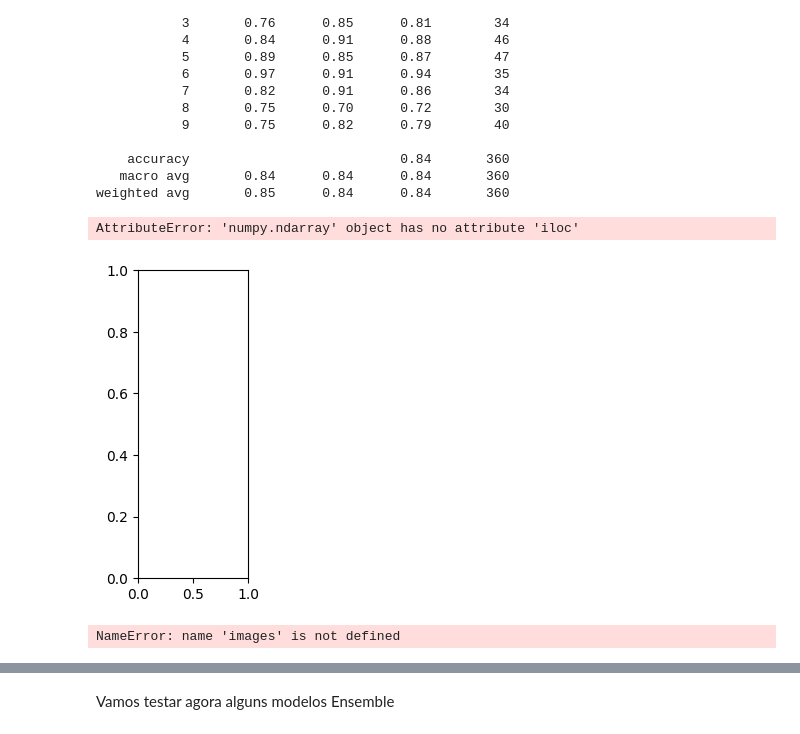
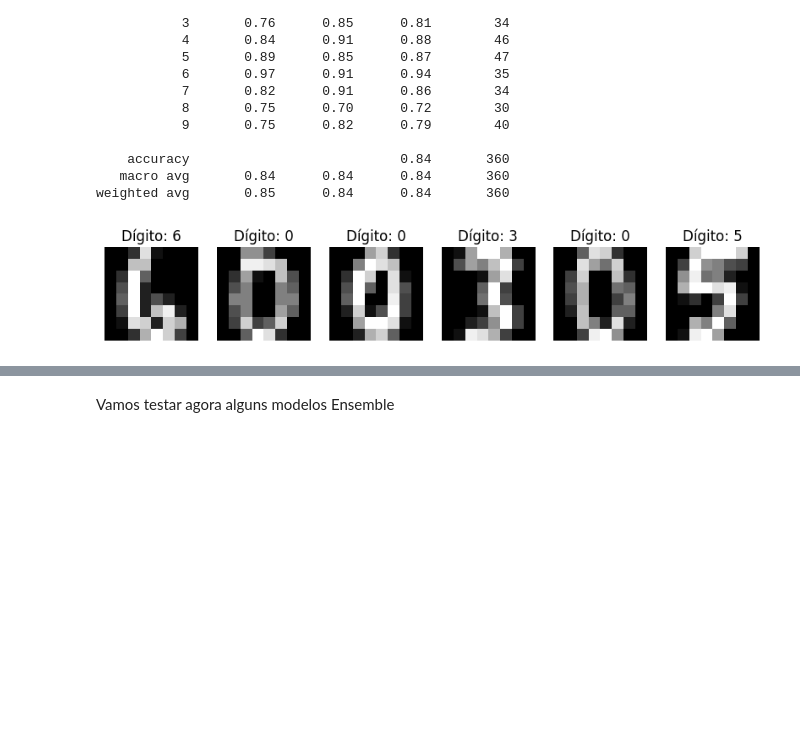
Before and after one commit to carloscurioni/mba-deeplearning-iad-006-2024-public, a Jupyter notebook: notebooks/Carlos_Curioni_IAD006 - Exercicio 1.ipynb, the cells around one changed output, grey strips where cells are left out. Drawn from its saved outputs; the diff is of its cells as text; code cells hidden in the pictures; blank space fills up the shorter version.

Commit message:
ajuste para 8x8 e visualizaco da arvore

```diff
--- a/notebooks/Carlos_Curioni_IAD006 - Exercicio 1.ipynb
+++ b/notebooks/Carlos_Curioni_IAD006 - Exercicio 1.ipynb
@@ -67,29 +54,22 @@ Acurácia do modelo: 0.84
    macro avg       0.84      0.84      0.84       360
 weighted avg       0.85      0.84      0.84       360
 # %%
-#verificando e entendendo a base de dados
-
 import matplotlib.pyplot as plt
 
-# Mostrar algumas imagens do dataset com suas respectivas labels
-def plot_mnist_images(images, labels, num_images=6):
+# Mostrar algumas imagens do dataset Digits com suas respectivas labels
+def plot_digits_images(images, labels, num_images=6):
     plt.figure(figsize=(10, 4))
     for i in range(num_images):
         plt.subplot(1, num_images, i + 1)
-        plt.imshow(images.iloc[i].values.reshape(28, 28), cmap='gray')
-        plt.title(f'Dígito: {labels.iloc[i]}')
+        plt.imshow(images[i].reshape(8, 8), cmap='gray')
+        plt.title(f'Dígito: {labels[i]}')
         plt.axis('off')
     plt.show()
 
 # Exibir algumas imagens de exemplo do conjunto de treinamento
-plot_mnist_images(X_train, y_train)
+plot_digits_images(X_train, y_train)
 # %% [output]
-AttributeError: 'numpy.ndarray' object has no attribute 'iloc'
-[figure, old version]
+[figure, new version]
-# %%
-print(images.iloc[i].shape)
-# %% [output]
-NameError: name 'images' is not defined
 # %%
 # testando mais hiperparametros
 
```
Also changed, not shown: parts of 10 cells of this notebook, 4 other files.
